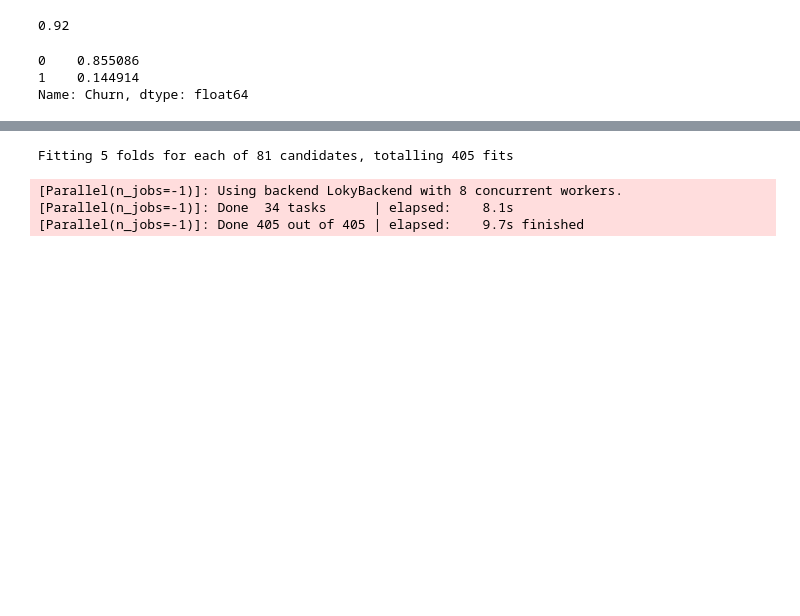
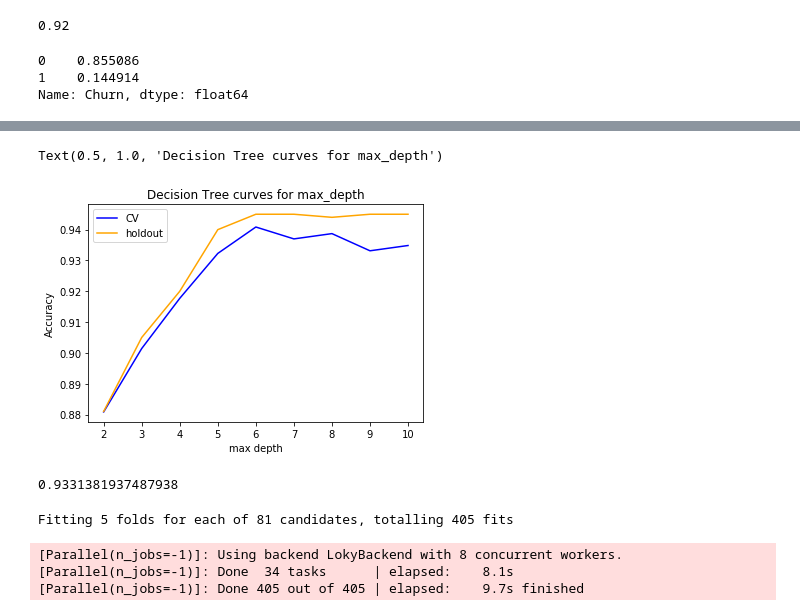
Before and after one commit to MargaritaKotova/ML-algorithms, a Jupyter notebook: DecisionTreeClassifier.ipynb, the cells around one changed output, grey strips where cells are left out. Saved outputs shown, nothing was run; the diff lists cells and outputs as text; code cells hidden in the pictures; blank space fills up the shorter version.

Commit message:
modifying DecisionTreeClassifier

```diff
--- a/DecisionTreeClassifier.ipynb
+++ b/DecisionTreeClassifier.ipynb
@@ -71,0 +77,18 @@ Name: Churn, dtype: float64
+# %%
+skf = StratifiedKFold(n_splits=5, shuffle=True, random_state=17)
+# %%
+cv_accuracies_by_depth, ho_accuracies_by_depth = [], []
+
+max_depth_values = np.arange(2, 11)
+#for each value of max depth
+for curr_max_depth in tqdm_notebook(max_depth_values):
+    tree = DecisionTreeClassifier(random_state=17, max_depth = curr_max_depth)
+    #perform cross-validation
+    val_scores = cross_val_score(estimator=tree, X=X_train, y=y_train, cv=skf)
+    cv_accuracies_by_depth.append(val_scores.mean())
+
+    #assess the model with holdout set
+    tree.fit(X_train, y_train)
+    curr_ho_pred = tree.predict(X_holdout)
+
+    ho_accuracies_by_depth.append(accuracy_score(y_holdout, curr_ho_pred))
@@ -71,0 +97,10 @@ Name: Churn, dtype: float64
+# %%
+plt.plot(max_depth_values, cv_accuracies_by_depth, label='CV', c='blue')
+plt.plot(max_depth_values, ho_accuracies_by_depth, label='holdout', c='orange')
+plt.legend()
+plt.xlabel('max depth')
+plt.ylabel('Accuracy')
+plt.title('Decision Tree curves for max_depth')
+# %% [output]
+Text(0.5, 1.0, 'Decision Tree curves for max_depth')
+[figure, added]
@@ -72,3 +109,7 @@ Name: Churn, dtype: float64
+# %%
+val_scores.mean()
+# %% [output]
+0.9331381937487938
 # %%
 #GridSearchCV for finding good combination of hyperparameters
 #StratifiedKFold is a way to describe cross-validation
```
Also changed, not shown: parts of 12 cells of this notebook, 1 other file.
